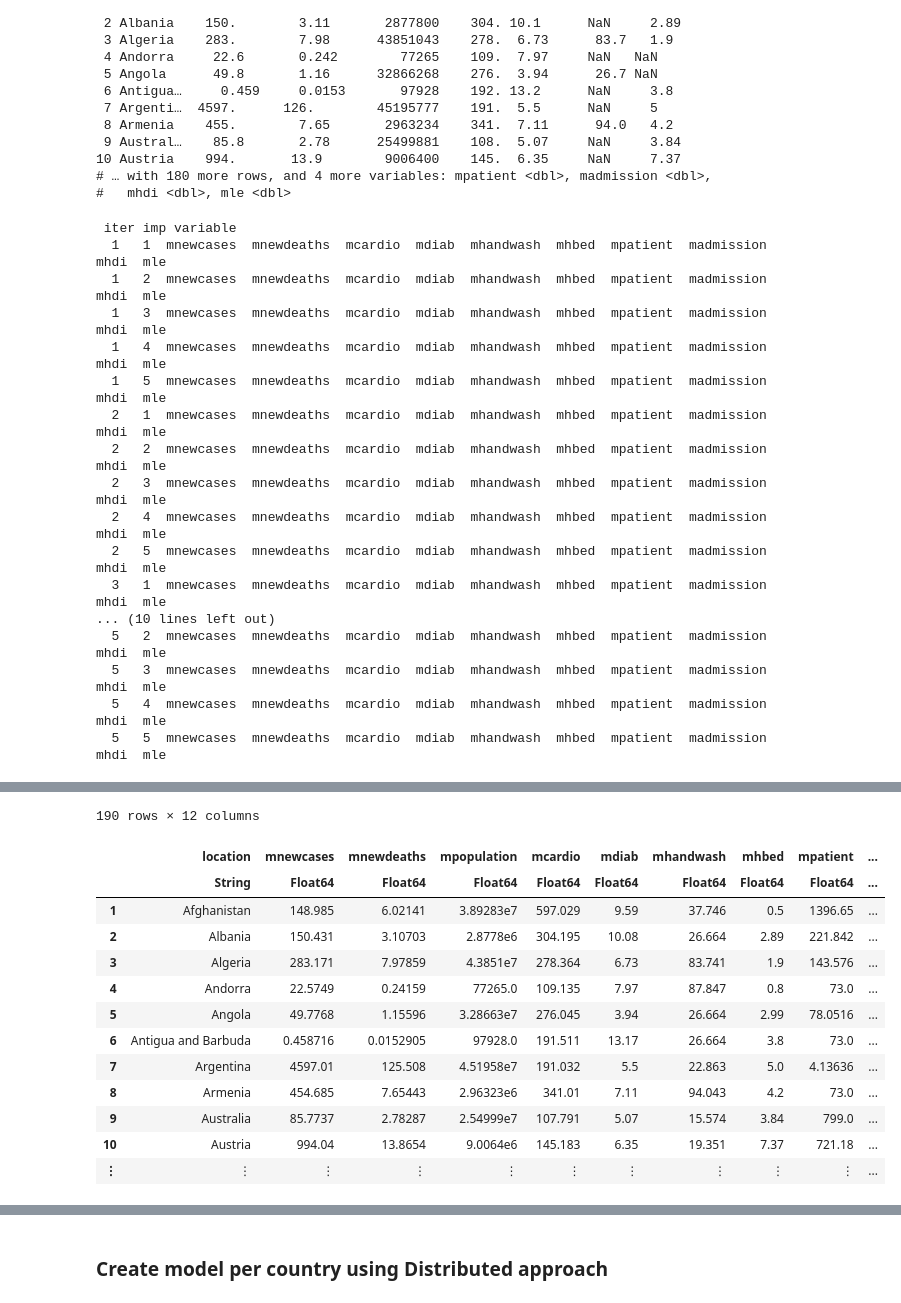
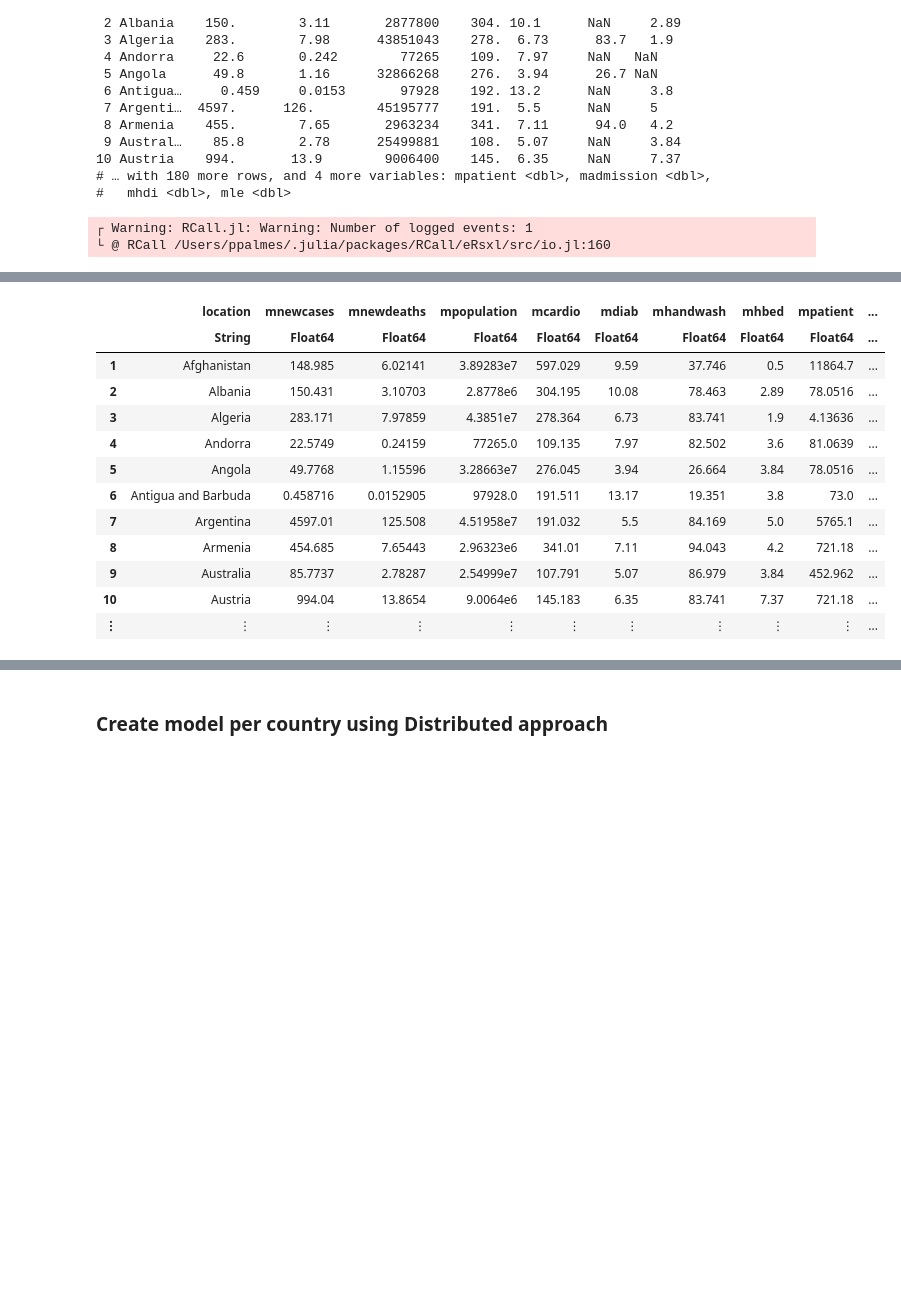
Before and after one commit to ppalmes/AMLPipelineR, a Jupyter notebook: notebooks/Modeling.ipynb, the cells around one changed output, grey strips where cells are left out. Saved outputs shown, nothing was run; the diff lists cells and outputs as text; code cells hidden in the pictures; blank space fills up the shorter version.

```diff
--- a/notebooks/Modeling.ipynb
+++ b/notebooks/Modeling.ipynb
@@ -86,24 +86,9 @@ RObject{VecSxp}
 #   mhdi <dbl>, mle <dbl>
 # %%
 dfimp = R"""
-           imputed=mice(sdf,meth='sample')
+           imputed=mice(sdf,meth='sample',printFlag=F)
            complete(imputed)
         """ |> rcopy
 # %% [output]
- iter imp variable
-  1   1  mnewcases  mnewdeaths  mcardio  mdiab  mhandwash  mhbed  mpatient  madmission  mhdi  mle
-  1   2  mnewcases  mnewdeaths  mcardio  mdiab  mhandwash  mhbed  mpatient  madmission  mhdi  mle
-  1   3  mnewcases  mnewdeaths  mcardio  mdiab  mhandwash  mhbed  mpatient  madmission  mhdi  mle
-  1   4  mnewcases  mnewdeaths  mcardio  mdiab  mhandwash  mhbed  mpatient  madmission  mhdi  mle
-  1   5  mnewcases  mnewdeaths  mcardio  mdiab  mhandwash  mhbed  mpatient  madmission  mhdi  mle
-  2   1  mnewcases  mnewdeaths  mcardio  mdiab  mhandwash  mhbed  mpatient  madmission  mhdi  mle
-  2   2  mnewcases  mnewdeaths  mcardio  mdiab  mhandwash  mhbed  mpatient  madmission  mhdi  mle
-  2   3  mnewcases  mnewdeaths  mcardio  mdiab  mhandwash  mhbed  mpatient  madmission  mhdi  mle
-  2   4  mnewcases  mnewdeaths  mcardio  mdiab  mhandwash  mhbed  mpatient  madmission  mhdi  mle
-  2   5  mnewcases  mnewdeaths  mcardio  mdiab  mhandwash  mhbed  mpatient  madmission  mhdi  mle
-  3   1  mnewcases  mnewdeaths  mcardio  mdiab  mhandwash  mhbed  mpatient  madmission  mhdi  mle
-... (10 lines left out)
-  5   2  mnewcases  mnewdeaths  mcardio  mdiab  mhandwash  mhbed  mpatient  madmission  mhdi  mle
-  5   3  mnewcases  mnewdeaths  mcardio  mdiab  mhandwash  mhbed  mpatient  madmission  mhdi  mle
-  5   4  mnewcases  mnewdeaths  mcardio  mdiab  mhandwash  mhbed  mpatient  madmission  mhdi  mle
-  5   5  mnewcases  mnewdeaths  mcardio  mdiab  mhandwash  mhbed  mpatient  madmission  mhdi  mle
+┌ Warning: RCall.jl: Warning: Number of logged events: 1
+└ @ RCall /Users/ppalmes/.julia/packages/RCall/eRsxl/src/io.jl:160
@@ -112,16 +96,15 @@ dfimp = R"""
-190 rows × 12 columns
 |  | location | mnewcases | mnewdeaths | mpopulation | mcardio | mdiab | mhandwash | mhbed | mpatient | ... |
 |  | String | Float64 | Float64 | Float64 | Float64 | Float64 | Float64 | Float64 | Float64 | ... |
-| 1 | Afghanistan | 148.985 | 6.02141 | 3.89283e7 | 597.029 | 9.59 | 37.746 | 0.5 | 1396.65 | ... |
-| 2 | Albania | 150.431 | 3.10703 | 2.8778e6 | 304.195 | 10.08 | 26.664 | 2.89 | 221.842 | ... |
-| 3 | Algeria | 283.171 | 7.97859 | 4.3851e7 | 278.364 | 6.73 | 83.741 | 1.9 | 143.576 | ... |
-| 4 | Andorra | 22.5749 | 0.24159 | 77265.0 | 109.135 | 7.97 | 87.847 | 0.8 | 73.0 | ... |
-| 5 | Angola | 49.7768 | 1.15596 | 3.28663e7 | 276.045 | 3.94 | 26.664 | 2.99 | 78.0516 | ... |
-| 6 | Antigua and Barbuda | 0.458716 | 0.0152905 | 97928.0 | 191.511 | 13.17 | 26.664 | 3.8 | 73.0 | ... |
-| 7 | Argentina | 4597.01 | 125.508 | 4.51958e7 | 191.032 | 5.5 | 22.863 | 5.0 | 4.13636 | ... |
-| 8 | Armenia | 454.685 | 7.65443 | 2.96323e6 | 341.01 | 7.11 | 94.043 | 4.2 | 73.0 | ... |
-| 9 | Australia | 85.7737 | 2.78287 | 2.54999e7 | 107.791 | 5.07 | 15.574 | 3.84 | 799.0 | ... |
-| 10 | Austria | 994.04 | 13.8654 | 9.0064e6 | 145.183 | 6.35 | 19.351 | 7.37 | 721.18 | ... |
+| 1 | Afghanistan | 148.985 | 6.02141 | 3.89283e7 | 597.029 | 9.59 | 37.746 | 0.5 | 11864.7 | ... |
+| 2 | Albania | 150.431 | 3.10703 | 2.8778e6 | 304.195 | 10.08 | 78.463 | 2.89 | 78.0516 | ... |
+| 3 | Algeria | 283.171 | 7.97859 | 4.3851e7 | 278.364 | 6.73 | 83.741 | 1.9 | 4.13636 | ... |
+| 4 | Andorra | 22.5749 | 0.24159 | 77265.0 | 109.135 | 7.97 | 82.502 | 3.6 | 81.0639 | ... |
+| 5 | Angola | 49.7768 | 1.15596 | 3.28663e7 | 276.045 | 3.94 | 26.664 | 3.84 | 78.0516 | ... |
+| 6 | Antigua and Barbuda | 0.458716 | 0.0152905 | 97928.0 | 191.511 | 13.17 | 19.351 | 3.8 | 73.0 | ... |
+| 7 | Argentina | 4597.01 | 125.508 | 4.51958e7 | 191.032 | 5.5 | 84.169 | 5.0 | 5765.1 | ... |
+| 8 | Armenia | 454.685 | 7.65443 | 2.96323e6 | 341.01 | 7.11 | 94.043 | 4.2 | 721.18 | ... |
+| 9 | Australia | 85.7737 | 2.78287 | 2.54999e7 | 107.791 | 5.07 | 86.979 | 3.84 | 452.962 | ... |
+| 10 | Austria | 994.04 | 13.8654 | 9.0064e6 | 145.183 | 6.35 | 83.741 | 7.37 | 721.18 | ... |
 | ⋮ | ⋮ | ⋮ | ⋮ | ⋮ | ⋮ | ⋮ | ⋮ | ⋮ | ⋮ | ... |
 # %%
 X = dfimp[:,Not([:location,:mnewdeaths])]
```
Also changed, not shown: parts of 15 cells of this notebook, 3 other files.
